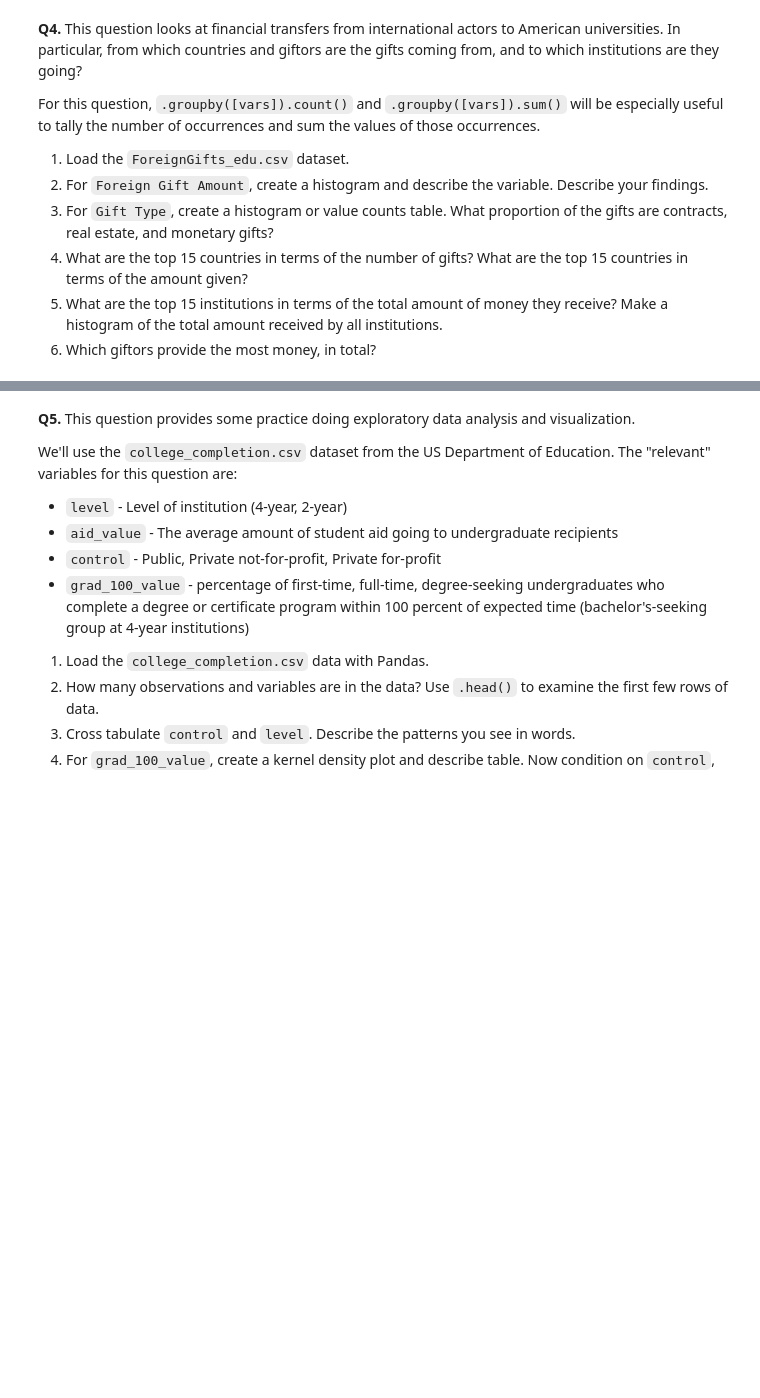
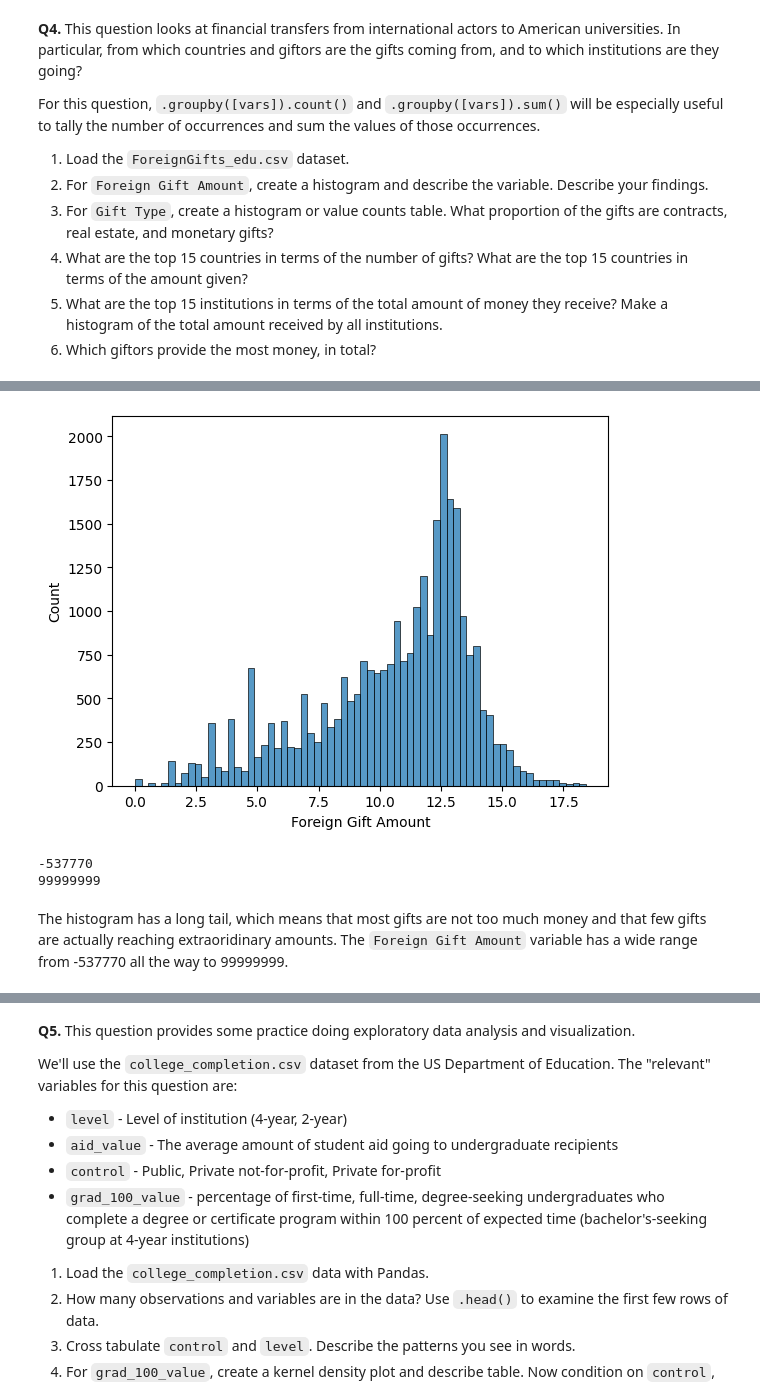
Before and after one commit to syd-nguyen/ds3021-assignments, a Jupyter notebook: assignments/01_assignment_wrangling_and_eda.ipynb, the cells around one changed output, grey strips where cells are left out. Drawn from its saved outputs; the diff is of its cells as text; code cells hidden in the pictures; blank space fills up the shorter version.

```diff
--- a/assignments/01_assignment_wrangling_and_eda.ipynb
+++ b/assignments/01_assignment_wrangling_and_eda.ipynb
@@ -331,0 +349,13 @@ For this question, `.groupby([vars]).count()` and `.groupby([vars]).sum()` will
+# %%
+sns.histplot(np.log(GIFTS['Foreign Gift Amount']))
+plt.show()
+# %% [output]
+[figure, added]
+# %%
+print(GIFTS['Foreign Gift Amount'].min())
+print(GIFTS['Foreign Gift Amount'].max())
+# %% [output]
+-537770
+99999999
+# %% [markdown]
+The histogram has a long tail, which means that most gifts are not too much money and that few gifts are actually reaching extraoridinary amounts. The `Foreign Gift Amount` variable has a wide range from -537770 all the way to 99999999.
```
Also changed, not shown: parts of 9 cells of this notebook.
